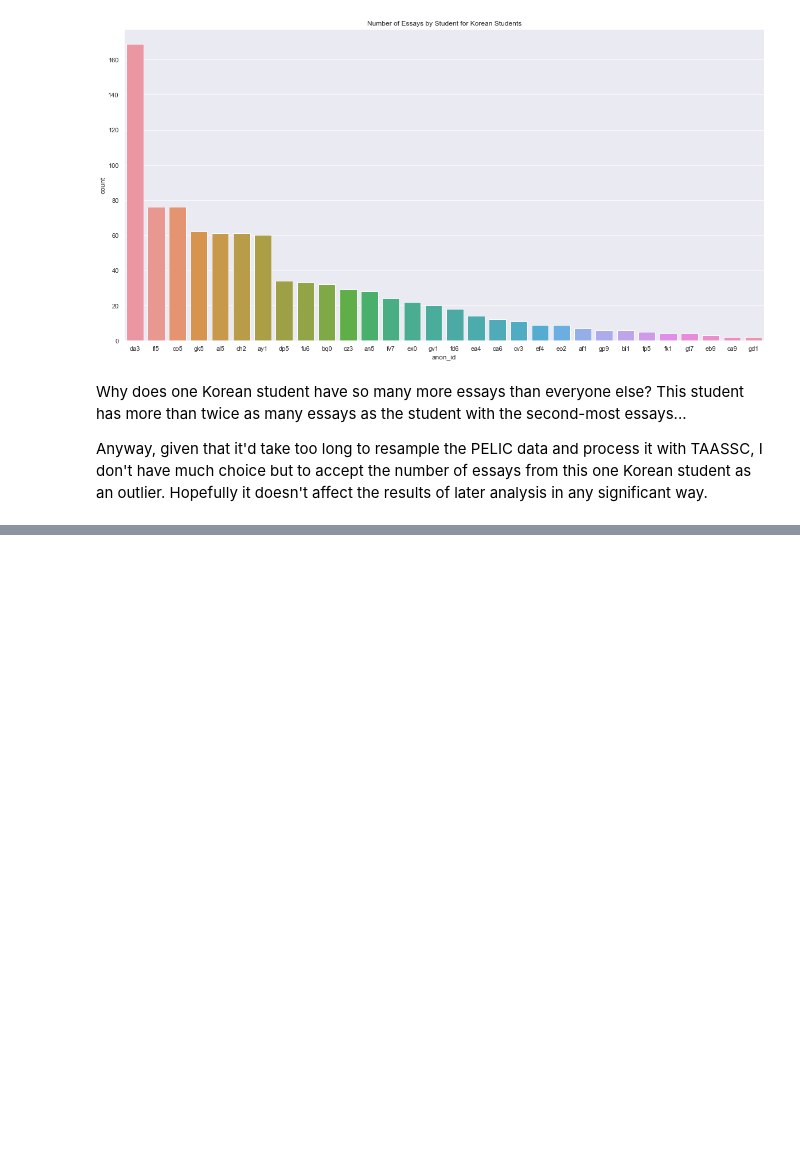
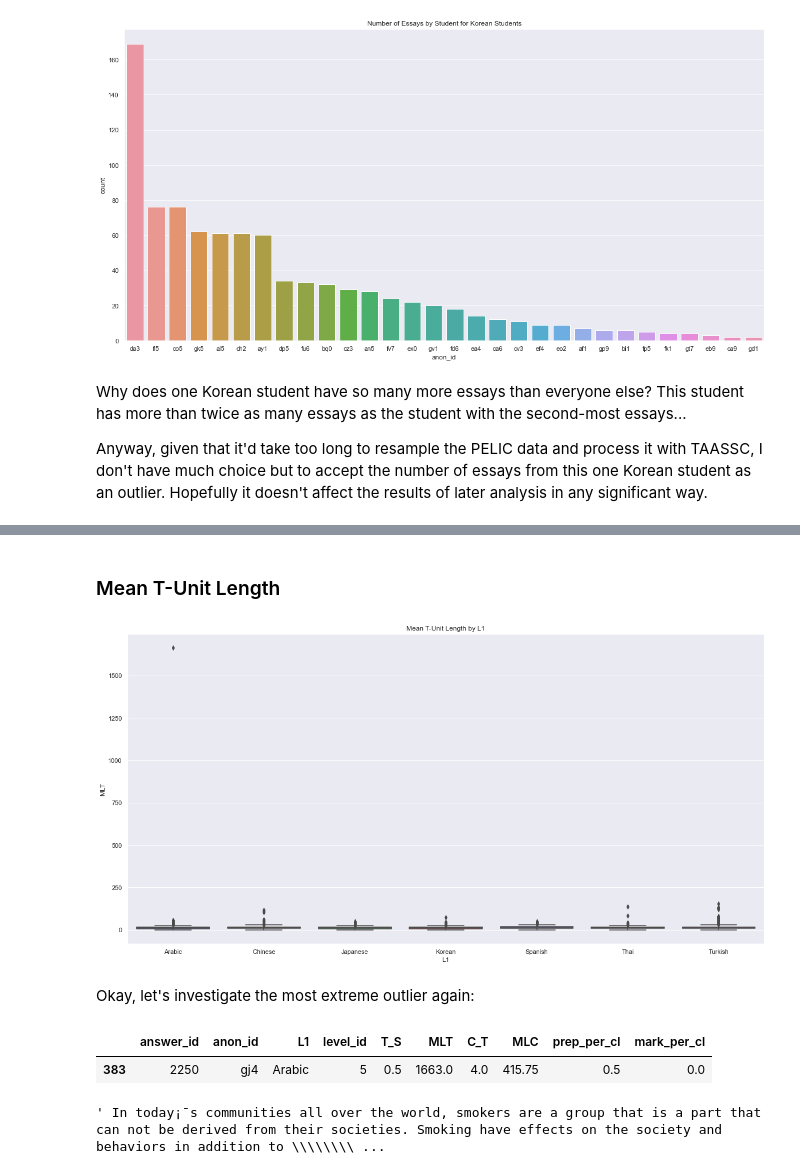
Before and after one commit to Data-Science-for-Linguists-2022/esl-syntactic-analysis, a Jupyter notebook: final-analysis.ipynb, the cells around one changed output, grey strips where cells are left out. Saved outputs shown, nothing was run; the diff lists cells and outputs as text; code cells hidden in the pictures; blank space fills up the shorter version.

```diff
--- a/final-analysis.ipynb
+++ b/final-analysis.ipynb
@@ -283,0 +272,23 @@ plt.show()
+# %% [markdown]
+### Mean T-Unit Length
+# %%
+sns.boxplot(
+    data=taassc_measures,
+    x="L1",
+    y="MLT"
+).set(title="Mean T-Unit Length by L1")
+plt.show()
+# %% [output]
+[figure, added]
+# %% [markdown]
+Okay, let's investigate the most extreme outlier again:
+# %%
+# Most extreme outlier with MLT > 1500
+taassc_measures[(taassc_measures["L1"] == "Arabic") & (taassc_measures["MLT"] > 1500)]
+# %% [output]
+|  | answer_id | anon_id | L1 | level_id | T_S | MLT | C_T | MLC | prep_per_cl | mark_per_cl |
+| 383 | 2250 | gj4 | Arabic | 5 | 0.5 | 1663.0 | 4.0 | 415.75 | 0.5 | 0.0 |
+# %%
+pelic[pelic["answer_id"] == 2250]["text"].iloc[0]
+# %% [output]
+' In today¡¯s communities all over the world, smokers are a group that is a part that can not be derived from their societies. Smoking have effects on the society and behaviors in addition to \\\\\\\\ ...
```
Also changed, not shown: parts of 92 cells of this notebook, 2 other files.
